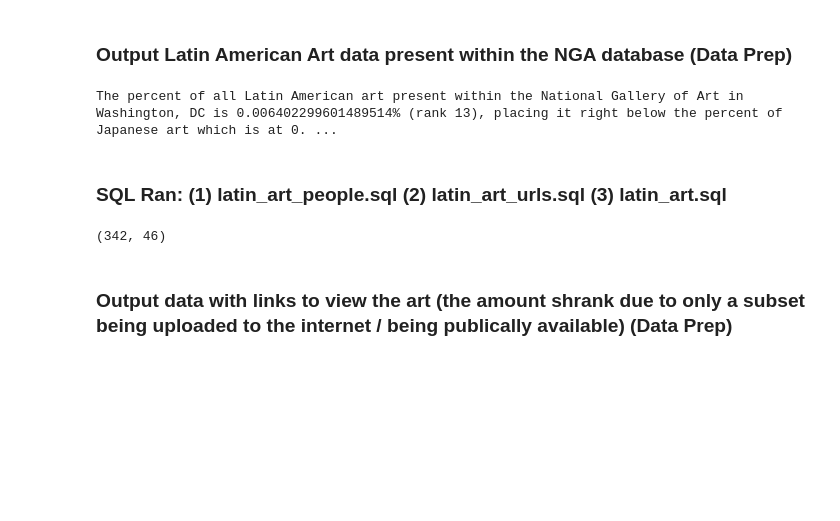
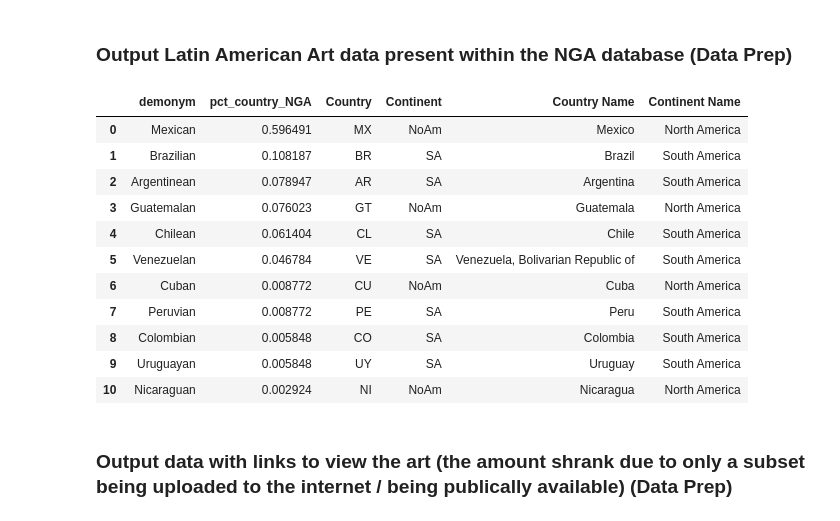
Before and after one commit to Bryan-Az/Art_and_Ai, a Jupyter notebook: notebooks/data_prep/feature_engineering/extract_LaArt.ipynb, the cells around one changed output. Saved outputs shown, nothing was run; the diff lists cells and outputs as text; code cells hidden in the pictures; blank space fills up the shorter version.

```diff
--- a/notebooks/data_prep/feature_engineering/extract_LaArt.ipynb
+++ b/notebooks/data_prep/feature_engineering/extract_LaArt.ipynb
@@ -70,2 +98,2 @@ latins.head()
 # %%
-artist_origin.index = [x[0] for x in list(artist_origin.index)]
+la_artist_origin.index = [x[0] for x in list(la_artist_origin.index)]
@@ -76,4 +117,6 @@ artist_origin = artist_origin.reset_index()
+# %%
+la_artist_origin = la_artist_origin.reset_index()
 # %%
-artist_origin.columns = ['demonym', 'pct_country_NGA']
+la_artist_origin.columns = ['demonym', 'pct_country_NGA']
 # %%
-la_geographicStatistics = pd.merge(artist_origin, latins, how='inner', on ='demonym')
+la_geographicStatistics = pd.merge(la_artist_origin, latins, how='inner', on ='demonym')
@@ -92,11 +126,3 @@ la_geographicStatistics.head()
 ### Important: This file is used to add geographic data to other tables in DB
 # %%
 la_geographicStatistics.to_csv('../../../data_samples/LaArt/la_geographicStatistics.csv', index=False)
-# %%
-percent_all_latin = la_geographicStatistics.pct_country_NGA.sum()
-japanese_percent = artist_origin.where(artist_origin.Demonym == 'Japanese').dropna()['pct_country_NGA'][12]
-print(f'The percent of all Latin American art present within the National Gallery of Art in Washington, DC is {percent_all_latin}% (rank 13), placing it right below the percent of Japanese art which is at {japanese_percent}% (rank 12)')
-# %% [output]
-The percent of all Latin American art present within the National Gallery of Art in Washington, DC is 0.006402299601489514% (rank 13), placing it right below the percent of Japanese art which is at 0. ...
-# %% [markdown]
-### SQL Ran: (1) latin_art_people.sql (2) latin_art_urls.sql (3) latin_art.sql
@@ -105,7 +129,18 @@ latinamerican_art = pd.read_csv('../../../data_samples/LaArt/la_art_tables/latin
-# %%
-latinamerican_art.shape
-# %% [output]
-(342, 46)
+# %%
+la_geographicStatistics
+# %% [output]
+|  | demonym | pct_country_NGA | Country | Continent | Country Name | Continent Name |
+| 0 | Mexican | 0.596491 | MX | NoAm | Mexico | North America |
+| 1 | Brazilian | 0.108187 | BR | SA | Brazil | South America |
+| 2 | Argentinean | 0.078947 | AR | SA | Argentina | South America |
+| 3 | Guatemalan | 0.076023 | GT | NoAm | Guatemala | North America |
+| 4 | Chilean | 0.061404 | CL | SA | Chile | South America |
+| 5 | Venezuelan | 0.046784 | VE | SA | Venezuela, Bolivarian Republic of | South America |
+| 6 | Cuban | 0.008772 | CU | NoAm | Cuba | North America |
+| 7 | Peruvian | 0.008772 | PE | SA | Peru | South America |
+| 8 | Colombian | 0.005848 | CO | SA | Colombia | South America |
+| 9 | Uruguayan | 0.005848 | UY | SA | Uruguay | South America |
+| 10 | Nicaraguan | 0.002924 | NI | NoAm | Nicaragua | North America |
 # %% [markdown]
 ### Output data with links to view the art (the amount shrank due to only a subset being uploaded to the internet / being publically available) (Data Prep)
 # %%
```
Also changed, not shown: parts of 17 cells of this notebook, 9 other files.
